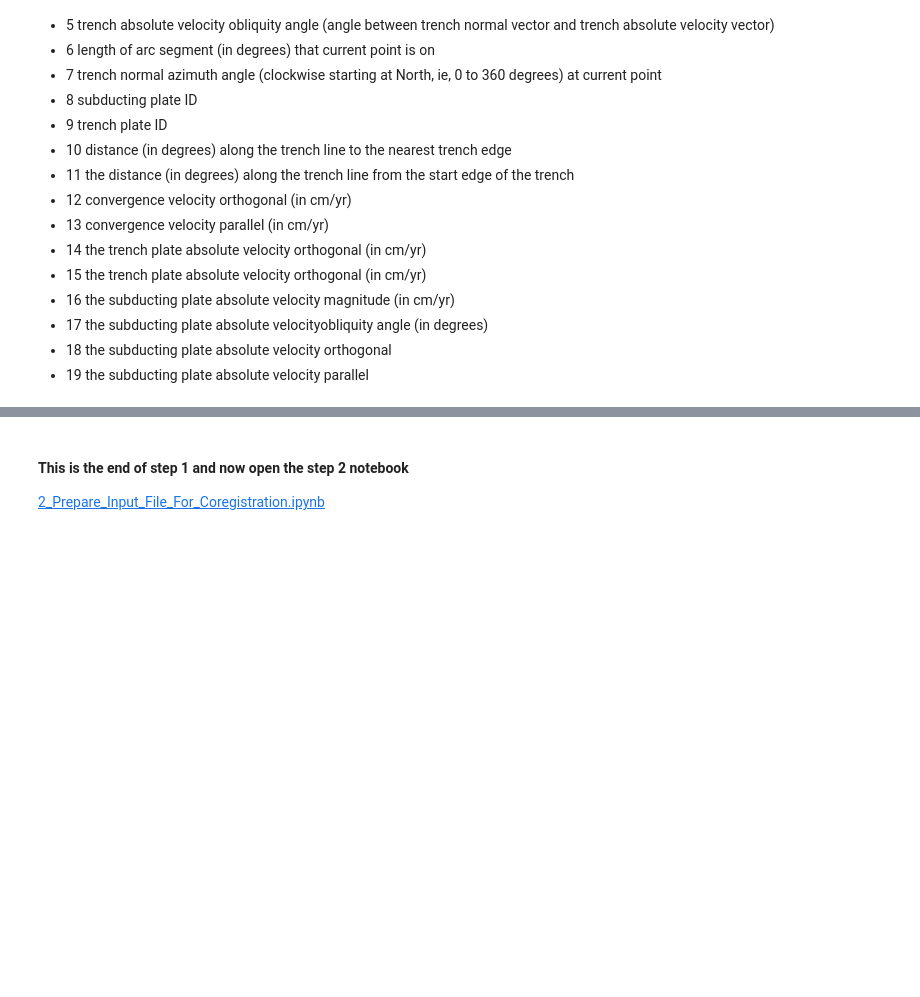
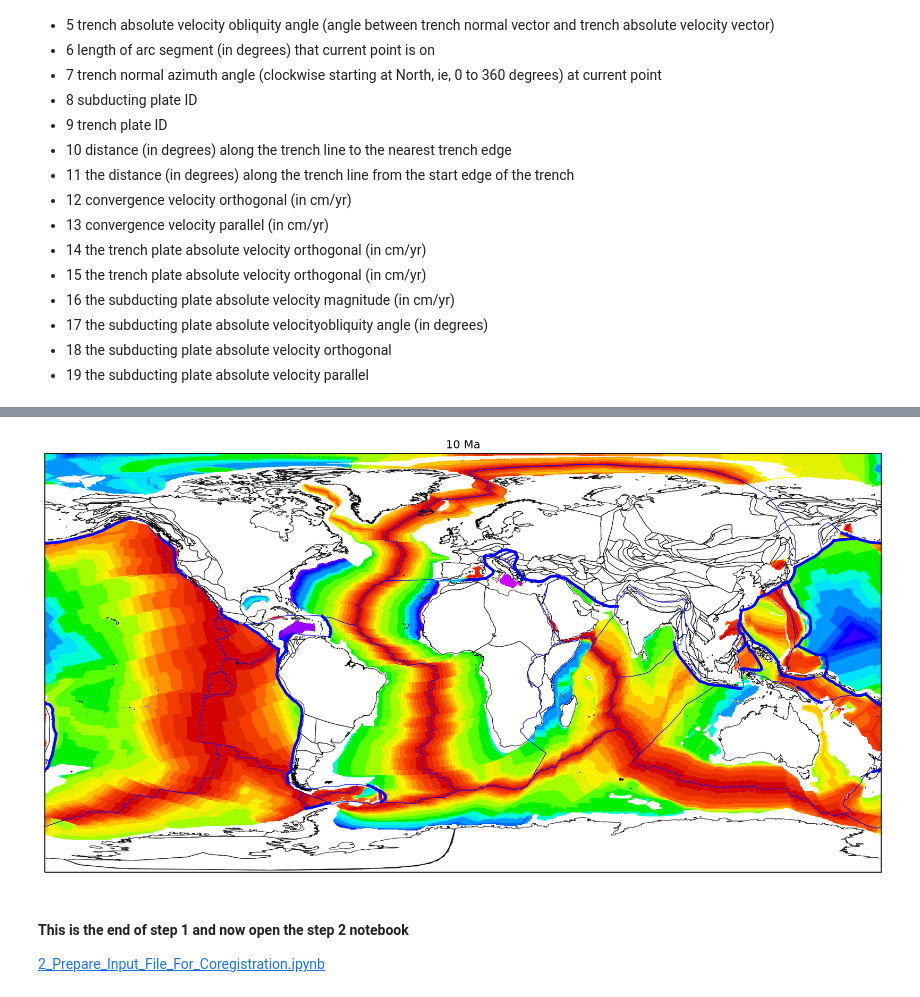
Before and after one commit to EarthByte/spatio-temporal-exploration, a Jupyter notebook: python/1_Generate_Subduction_Convergence_Kinematics_Statistics.ipynb, the cells around one changed output, grey strips where cells are left out. Drawn from its saved outputs; the diff is of its cells as text; code cells hidden in the pictures; blank space fills up the shorter version.

Commit message:
draw reconstruction map

```diff
--- a/python/1_Generate_Subduction_Convergence_Kinematics_Statistics.ipynb
+++ b/python/1_Generate_Subduction_Convergence_Kinematics_Statistics.ipynb
@@ -140,0 +144,87 @@ plt.show()
+# %%
+import requests, os
+import numpy as np
+import matplotlib.pyplot as plt
+from matplotlib.colors import LinearSegmentedColormap
+import cartopy.crs as ccrs
+from netCDF4 import Dataset
+
+import Utils, pygplates
+
+time = 10
+
+if not os.path.isdir('./AgeGrids'):
+    os.system('mkdir AgeGrids')
+
+# download the age grid if necessary
+url_temp='https://www.earthbyte.org/webdav/ftp/Data_Collections/Muller_etal_2016_AREPS/Muller_etal_2016_AREPS_Agegrids/Muller_etal_2016_AREPS_Agegrids_v1.15/netCDF-4_0-230Ma/EarthByte_AREPS_v1.15_Muller_etal_2016_AgeGrid-{}.nc'
+file_temp='./AgeGrids/EarthByte_AREPS_v1.15_Muller_etal_2016_AgeGrid-{}.nc'
+agegrid_file = file_temp.format(time)
+print('Downloading age grids...')
+if not os.path.isfile(agegrid_file):
+    myfile = requests.get(url_temp.format(time))
+    open(agegrid_file, 'wb').write(myfile.content)
+
+agegrid_cmap = Utils.get_age_grid_color_map_from_cpt('agegrid.cpt')
+
+#reconstruct coastlines and topology
+data_dir = '../data/'
+rotation_model = pygplates.RotationModel(data_dir + 'Global_EarthByte_230-0Ma_GK07_AREPS.rot')
+topology_features = [data_dir + 'Global_EarthByte_230-0Ma_GK07_AREPS_PlateBoundaries.gpml.gz',
+                     data_dir + 'Global_EarthByte_230-0Ma_GK07_AREPS_Topology_BuildingBlocks.gpml.gz']
+
+resolved_topologies = []
+shared_boundary_sections = []
+#use pygplates to resolve the topologies
+pygplates.resolve_topologies(topology_features, rotation_model, resolved_topologies, time,
+                             shared_boundary_sections)
+
+reconstructed_geometries = []
+pygplates.reconstruct(
+                data_dir + 'Shapefiles/Coastlines/Global_coastlines_2015_v1_low_res.shp',
+                rotation_model,
+                reconstructed_geometries,
+                time, 0)
+
+subduction_geoms=[]
+for shared_boundary_section in shared_boundary_sections:
+    if shared_boundary_section.get_feature().get_feature_type() != pygplates.FeatureType.gpml_subduction_zone:
+            continue
+    for shared_sub_segment in shared_boundary_section.get_shared_sub_segments():
+        subduction_geoms.append(shared_sub_segment.get_resolved_geometry())
+
+# plot the map
+fig = plt.figure(figsize=(16,12),dpi=150)
+ax = plt.axes(projection=ccrs.PlateCarree(central_longitude=0))
+
+ax.set_global()
+img = Dataset(agegrid_file)
+print(img)
+ax.imshow(np.roll(img.variables['z'],1800), origin='lower', transform=ccrs.PlateCarree(),
+          extent=[-180, 180, -90, 90], cmap=agegrid_cmap)
+
+for geom in reconstructed_geometries:
+    lat, lon =zip(*(geom.get_reconstructed_geometry().to_lat_lon_list()))
+    plt.plot(lon, lat,
+         color='black', linewidth=.5, #the topological plates boundaries in black
+         transform=ccrs.Geodetic(),
+    )
+
+for t in resolved_topologies:
+    lat, lon =zip(*(t.get_resolved_boundary().to_lat_lon_list()))
+    plt.plot(lon, lat,
+         color='blue', linewidth=.5, #the topological plates boundaries in black
+         transform=ccrs.Geodetic(),
+    )
+
+for geom in subduction_geoms:
+    lat, lon =zip(*(geom.to_lat_lon_list()))
+    plt.plot(lon, lat,
+         color='blue', linewidth=3, #the topological plates boundaries in black
+         transform=ccrs.Geodetic(),
+    )
+
+
+plt.title(f'{time} Ma')
+plt.show()
+# %% [output]
@@ -141,3 +241,4 @@ plt.show()
+[figure, added]
 # %% [markdown]
 #### This is the end of step 1 and now open the step 2 notebook
 [2_Prepare_Input_File_For_Coregistration.ipynb](2_Prepare_Input_File_For_Coregistration.ipynb)
```
Also changed, not shown: parts of 3 cells of this notebook, 19 other files.
